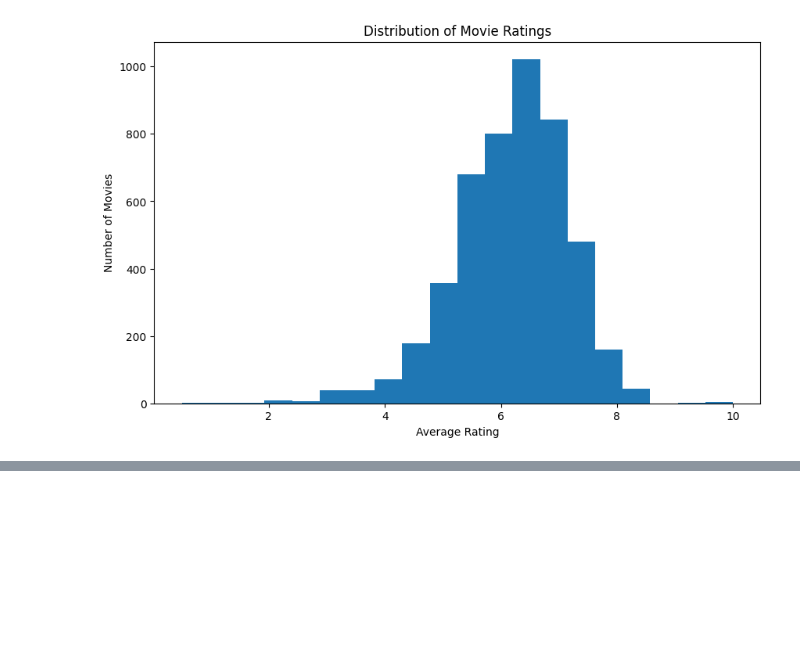
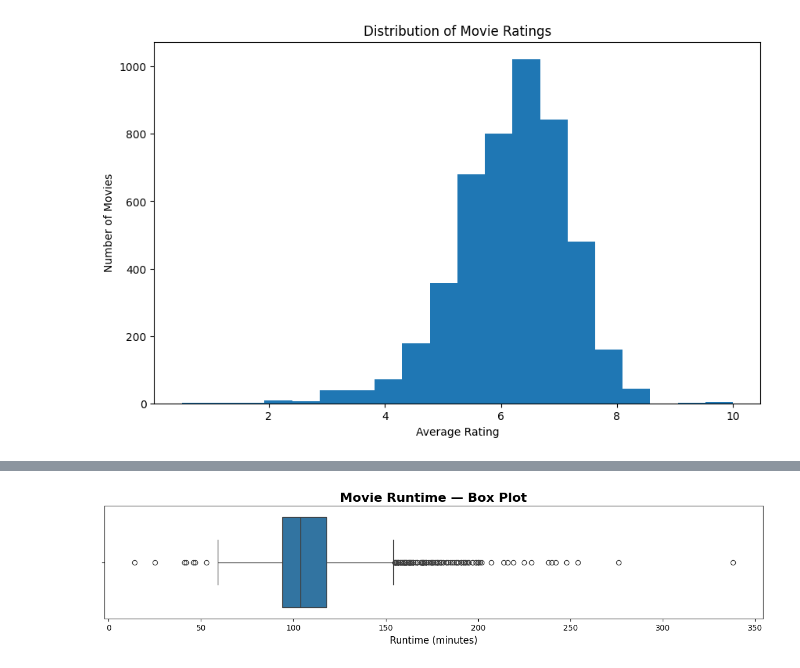
Before and after one commit to fajsef9/Movie-EDA, a Jupyter notebook: Movie_eda.ipynb, the cells around one changed output, grey strips where cells are left out. Cells and saved outputs as stored; diff of their text form; code cells hidden in the pictures; blank space fills up the shorter version.

```diff
--- a/Movie_eda.ipynb
+++ b/Movie_eda.ipynb
@@ -584,0 +650,14 @@ plt.show()
+# %%
+plt.figure(figsize=(12, 3))
+
+sns.boxplot(
+    x=movie_data["runtime"].dropna()
+)
+
+plt.xlabel("Runtime (minutes)", fontsize=12)
+plt.title("Movie Runtime — Box Plot", fontsize=16, fontweight="bold")
+
+plt.tight_layout()
+plt.show()
+# %% [output]
+[figure, added]
```
Also changed, not shown: parts of 13 cells of this notebook.
